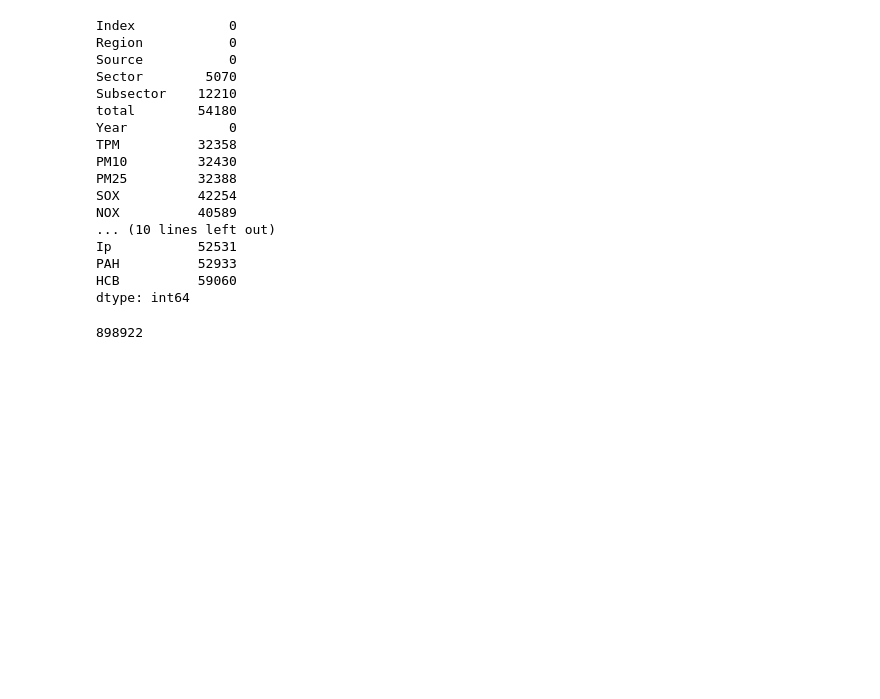
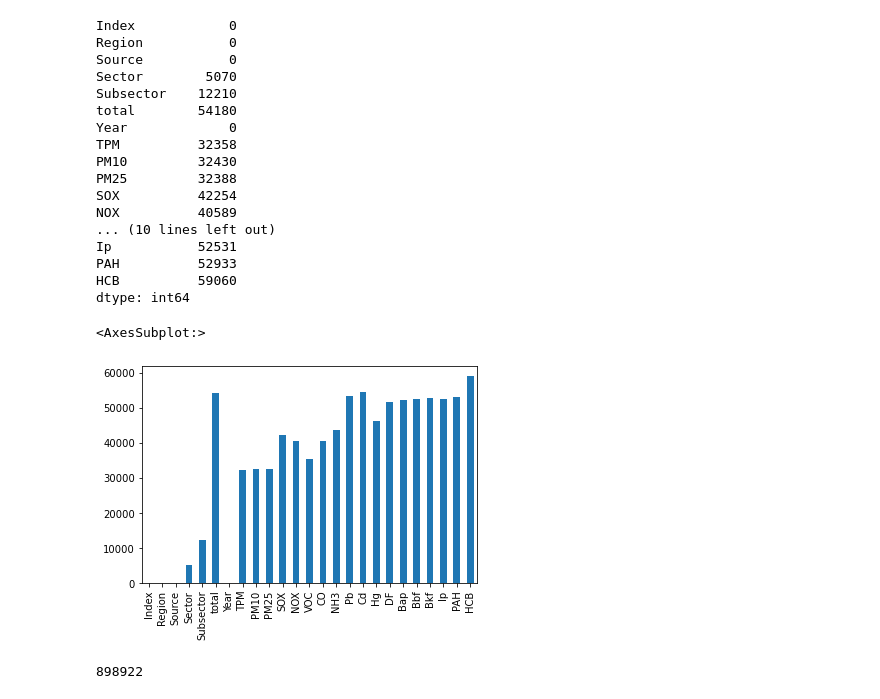
Before and after one commit to elizcorpuz/cind820project, a Jupyter notebook: cind820.ipynb, the cells around one changed output. Cells and saved outputs as stored; diff of their text form; code cells hidden in the pictures; blank space fills up the shorter version.

```diff
--- a/cind820.ipynb
+++ b/cind820.ipynb
@@ -121,6 +144,11 @@ Ip           52531
 PAH          52933
 HCB          59060
 dtype: int64
+# %%
+df.isna().sum()[df.isna().sum()>=0].plot(kind='bar')
+# %% [output]
+<AxesSubplot:>
+[figure, added]
 # %%
 #total NA's of the dataset
 df.isna().sum().sum()
```
Also changed, not shown: parts of 65 cells of this notebook.
